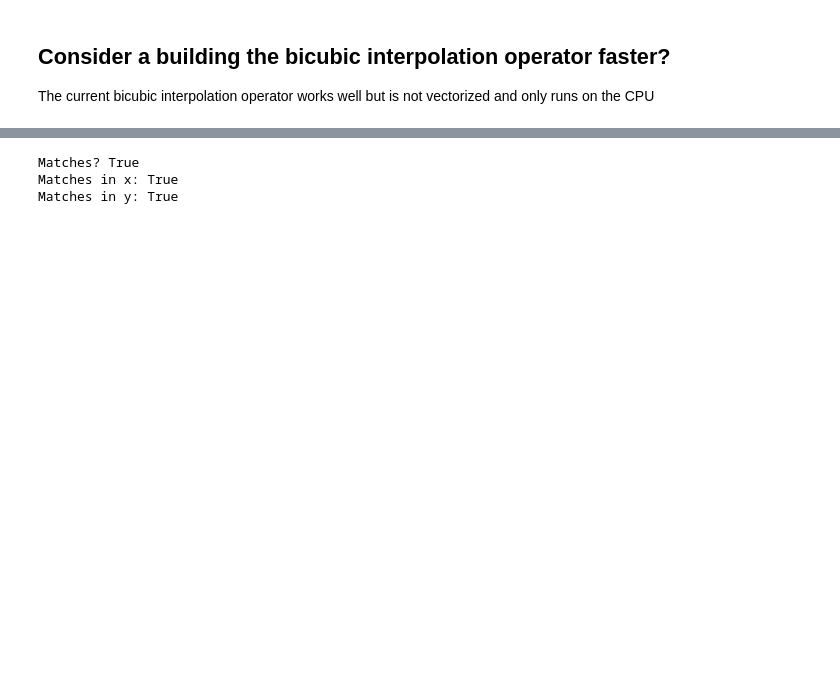
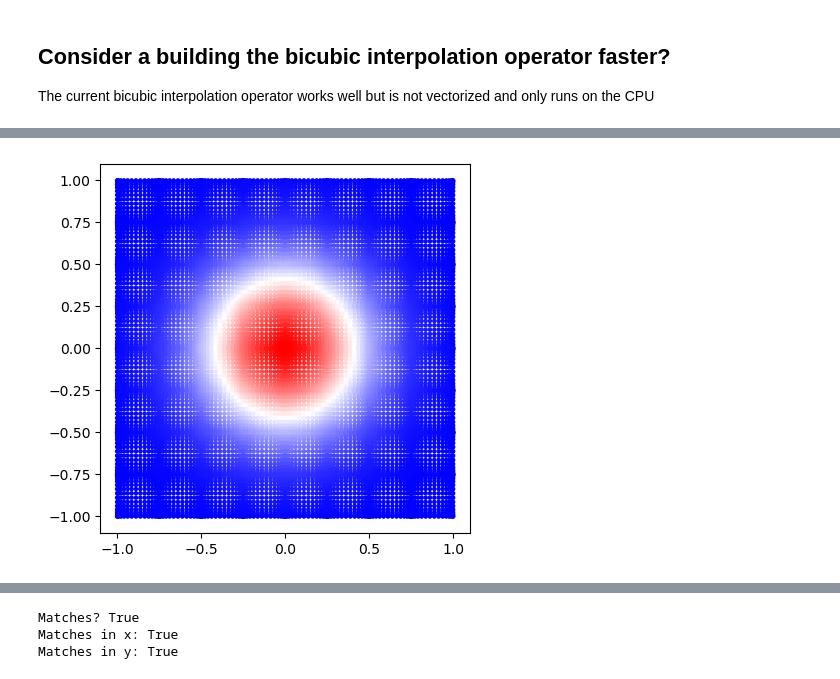
Before and after one commit to oortsang/jaxhps-scattering, a Jupyter notebook: 2025-06-27_faster_bicubic_interpolation_setup.ipynb, the cells around one changed output, grey strips where cells are left out. Cells and saved outputs as stored; diff of their text form; code cells hidden in the pictures; blank space fills up the shorter version.

```diff
--- a/2025-06-27_faster_bicubic_interpolation_setup.ipynb
+++ b/2025-06-27_faster_bicubic_interpolation_setup.ipynb
@@ -73,0 +102,5 @@ Wall time: 9.7 s
+# %%
+plt.scatter(*tree_cheb_xy.T, c=script_q_cheb_from_unif, s=5, cmap="bwr")
+plt.gca().set_aspect(1)
+# %% [output]
+[figure, added]
```
Also changed, not shown: parts of 19 cells of this notebook.
